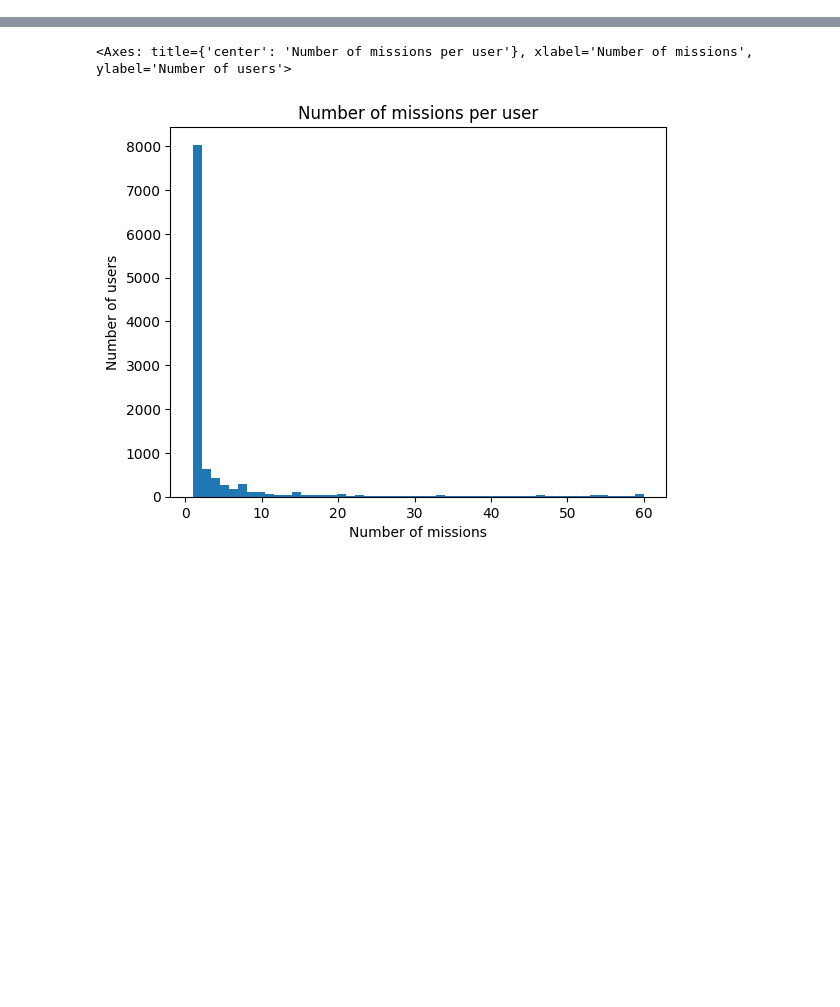
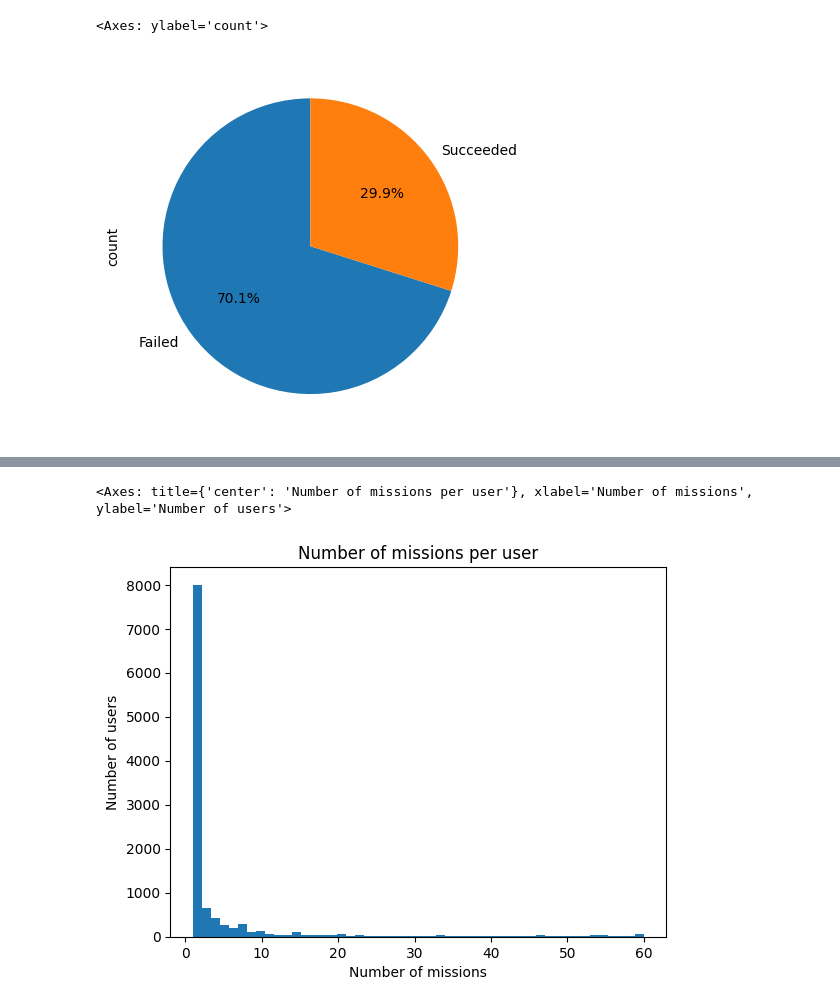
Before and after one commit to rik1599/recsys4good, a Jupyter notebook: exploration.ipynb, the cells around one changed output, grey strips where cells are left out. Saved outputs shown, nothing was run; the diff lists cells and outputs as text; code cells hidden in the pictures; blank space fills up the shorter version.

```diff
--- a/exploration.ipynb
+++ b/exploration.ipynb
@@ -52,3 +54,8 @@ df.groupby('mission', observed=True).size().plot(kind='bar')
+# %%
+df['performance'].apply(lambda x: x >= 1).value_counts().plot(kind='pie', autopct='%1.1f%%', startangle=90, labels=['Failed', 'Succeeded'])
+# %% [output]
+<Axes: ylabel='count'>
+[figure, added]
 # %%
 plt.figure(figsize=(10, 6))
 
```
Also changed, not shown: parts of 4 cells of this notebook, 9 other files.
